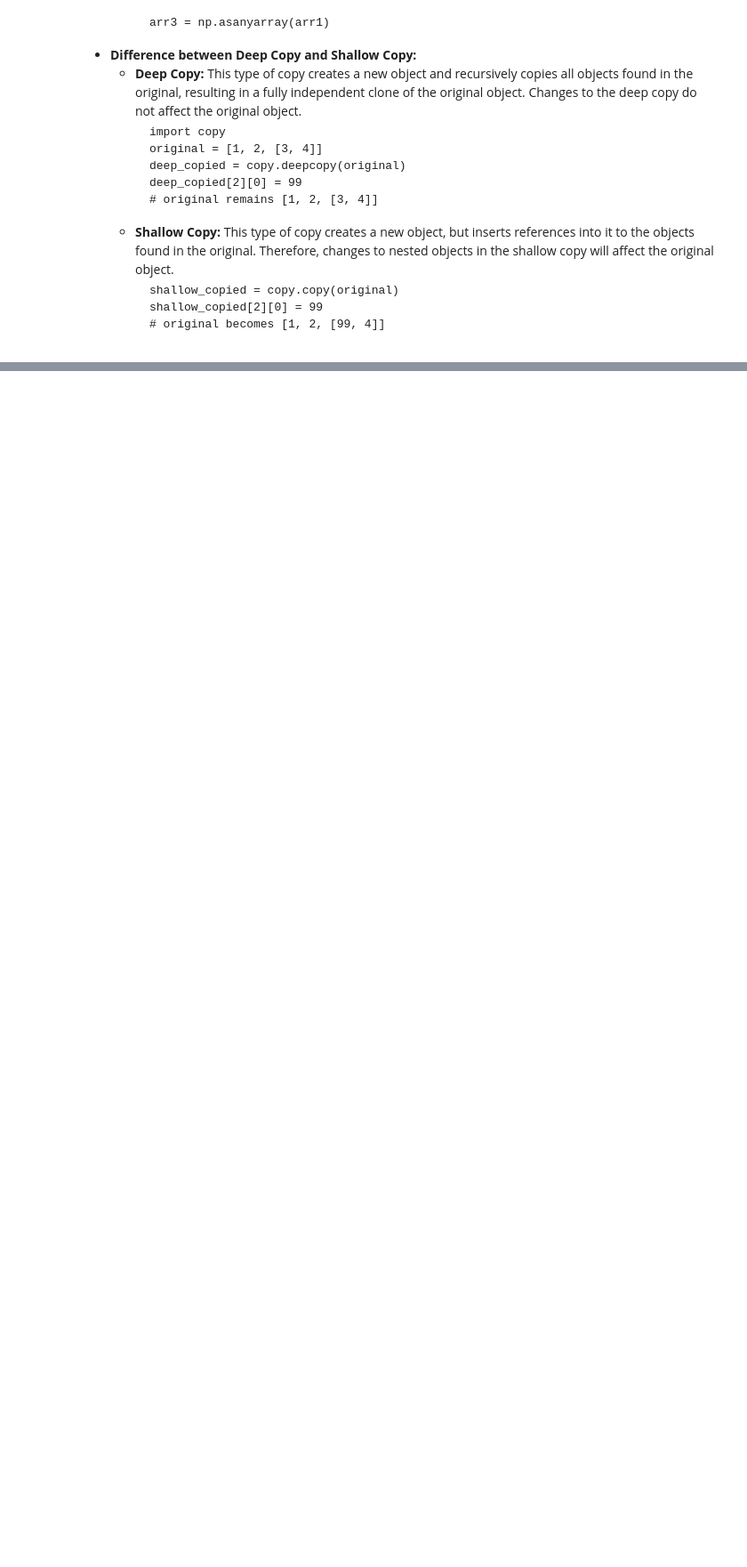
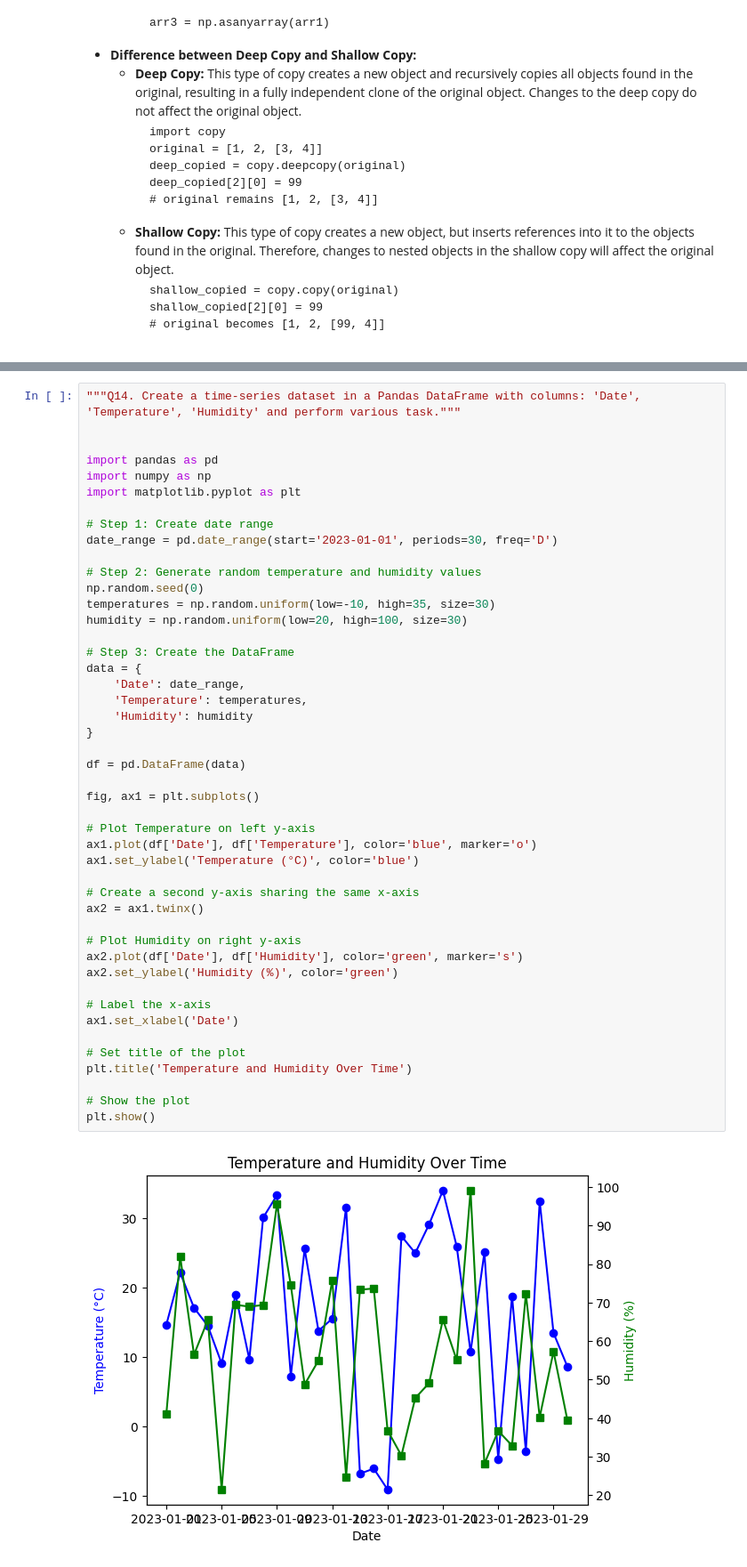
Before and after one commit to AjayKumar095/Data-Science-Masters, a Jupyter notebook: live_assignment_Data Toolkit .ipynb, the cells around one changed output, grey strips where cells are left out. Shown: that part at 89% size. Saved outputs shown, nothing was run; the diff lists cells and outputs as text; blank space fills up the shorter version.

```diff
--- a/live_assignment_Data Toolkit .ipynb
+++ b/live_assignment_Data Toolkit .ipynb
@@ -119,0 +390,48 @@ print(f'Even value array:\n{Even_value_arr} \nOdd value array:\n{Odd_value_arr}'
+# %%
+"""Q14. Create a time-series dataset in a Pandas DataFrame with columns: 'Date', 'Temperature', 'Humidity' and perform various task."""
+
+
+import pandas as pd
+import numpy as np
+import matplotlib.pyplot as plt
+
+# Step 1: Create date range
+date_range = pd.date_range(start='2023-01-01', periods=30, freq='D')
+
+# Step 2: Generate random temperature and humidity values
+np.random.seed(0)
+temperatures = np.random.uniform(low=-10, high=35, size=30)
+humidity = np.random.uniform(low=20, high=100, size=30)
+
+# Step 3: Create the DataFrame
+data = {
+    'Date': date_range,
+    'Temperature': temperatures,
+    'Humidity': humidity
+}
+
+df = pd.DataFrame(data)
+
+fig, ax1 = plt.subplots()
+
+# Plot Temperature on left y-axis
+ax1.plot(df['Date'], df['Temperature'], color='blue', marker='o')
+ax1.set_ylabel('Temperature (°C)', color='blue')
+
+# Create a second y-axis sharing the same x-axis
+ax2 = ax1.twinx()
+
+# Plot Humidity on right y-axis
+ax2.plot(df['Date'], df['Humidity'], color='green', marker='s')
+ax2.set_ylabel('Humidity (%)', color='green')
+
+# Label the x-axis
+ax1.set_xlabel('Date')
+
+# Set title of the plot
+plt.title('Temperature and Humidity Over Time')
+
+# Show the plot
+plt.show()
+# %% [output]
+[figure, added]
```
Also changed, not shown: parts of 17 cells of this notebook.
